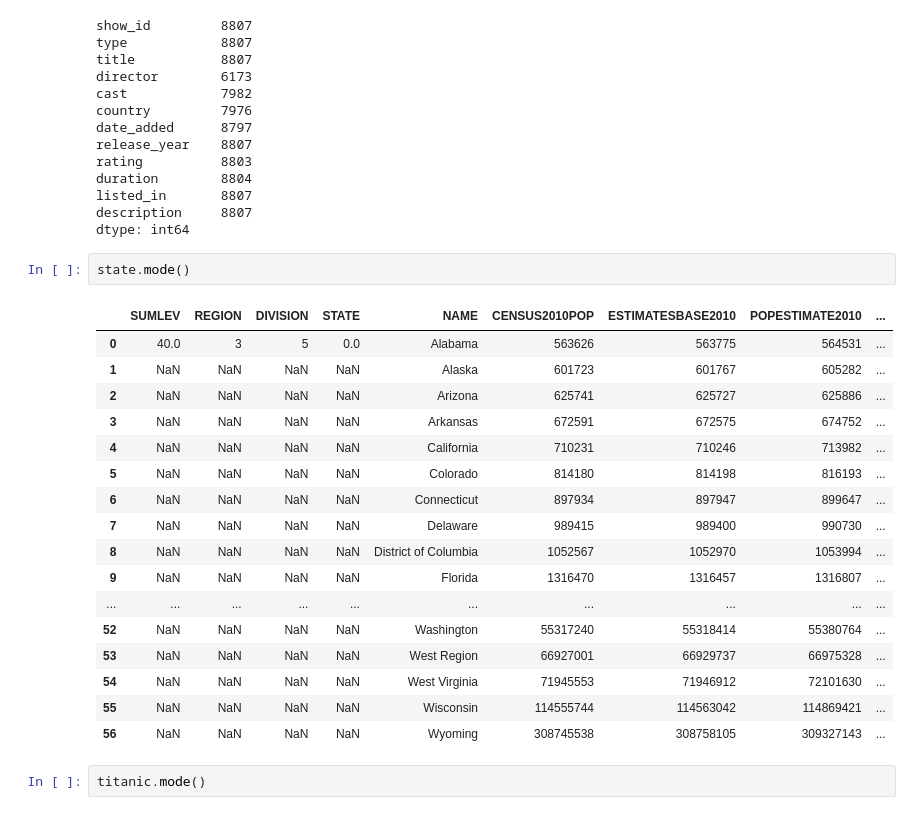
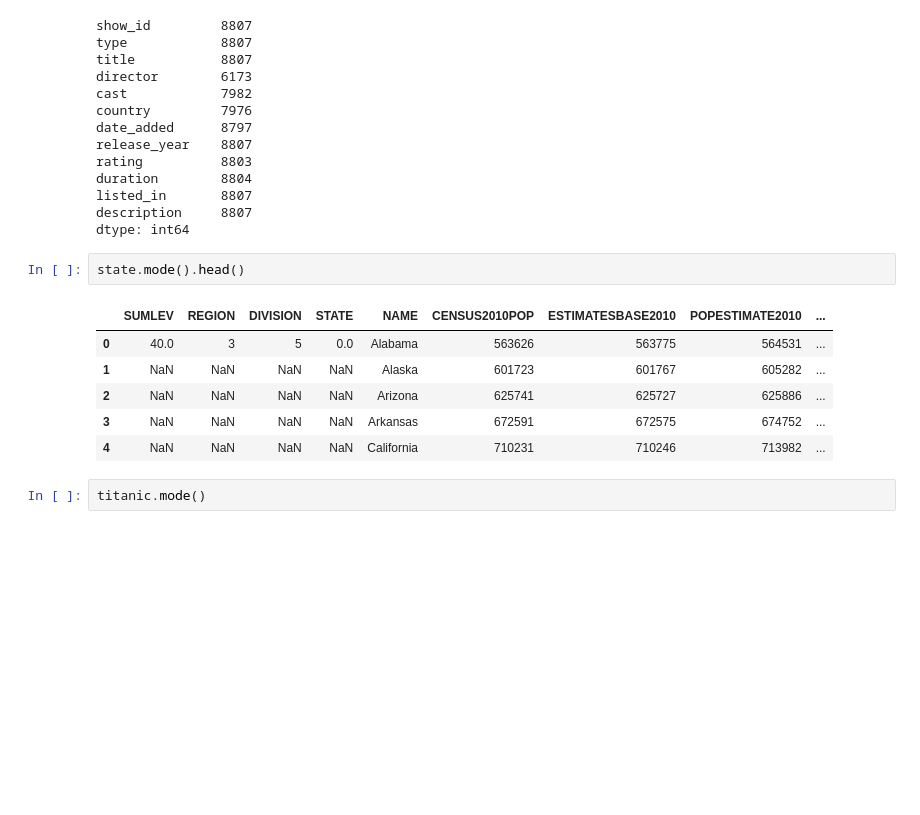
Before and after one commit to dennisowusu123/DATA-ANALYTICS-GT, a Jupyter notebook: DataScience/DataAnalysis/01_Dataframes.ipynb, the cells around one changed output. Cells and saved outputs as stored; diff of their text form; blank space fills up the shorter version.

```diff
--- a/DataScience/DataAnalysis/01_Dataframes.ipynb
+++ b/DataScience/DataAnalysis/01_Dataframes.ipynb
@@ -501,25 +501,14 @@ listed_in       8807
 description     8807
 dtype: int64
 # %%
-state.mode()
+state.mode().head()
 # %% [output]
 |  | SUMLEV | REGION | DIVISION | STATE | NAME | CENSUS2010POP | ESTIMATESBASE2010 | POPESTIMATE2010 | ... |
 | 0 | 40.0 | 3 | 5 | 0.0 | Alabama | 563626 | 563775 | 564531 | ... |
 | 1 | NaN | NaN | NaN | NaN | Alaska | 601723 | 601767 | 605282 | ... |
 | 2 | NaN | NaN | NaN | NaN | Arizona | 625741 | 625727 | 625886 | ... |
 | 3 | NaN | NaN | NaN | NaN | Arkansas | 672591 | 672575 | 674752 | ... |
 | 4 | NaN | NaN | NaN | NaN | California | 710231 | 710246 | 713982 | ... |
-| 5 | NaN | NaN | NaN | NaN | Colorado | 814180 | 814198 | 816193 | ... |
-| 6 | NaN | NaN | NaN | NaN | Connecticut | 897934 | 897947 | 899647 | ... |
-| 7 | NaN | NaN | NaN | NaN | Delaware | 989415 | 989400 | 990730 | ... |
-| 8 | NaN | NaN | NaN | NaN | District of Columbia | 1052567 | 1052970 | 1053994 | ... |
-| 9 | NaN | NaN | NaN | NaN | Florida | 1316470 | 1316457 | 1316807 | ... |
-| ... | ... | ... | ... | ... | ... | ... | ... | ... | ... |
-| 52 | NaN | NaN | NaN | NaN | Washington | 55317240 | 55318414 | 55380764 | ... |
-| 53 | NaN | NaN | NaN | NaN | West Region | 66927001 | 66929737 | 66975328 | ... |
-| 54 | NaN | NaN | NaN | NaN | West Virginia | 71945553 | 71946912 | 72101630 | ... |
-| 55 | NaN | NaN | NaN | NaN | Wisconsin | 114555744 | 114563042 | 114869421 | ... |
-| 56 | NaN | NaN | NaN | NaN | Wyoming | 308745538 | 308758105 | 309327143 | ... |
 # %%
 titanic.mode()
 # %% [output]
```
Also changed, not shown: parts of 5 cells of this notebook, 4 other files.
